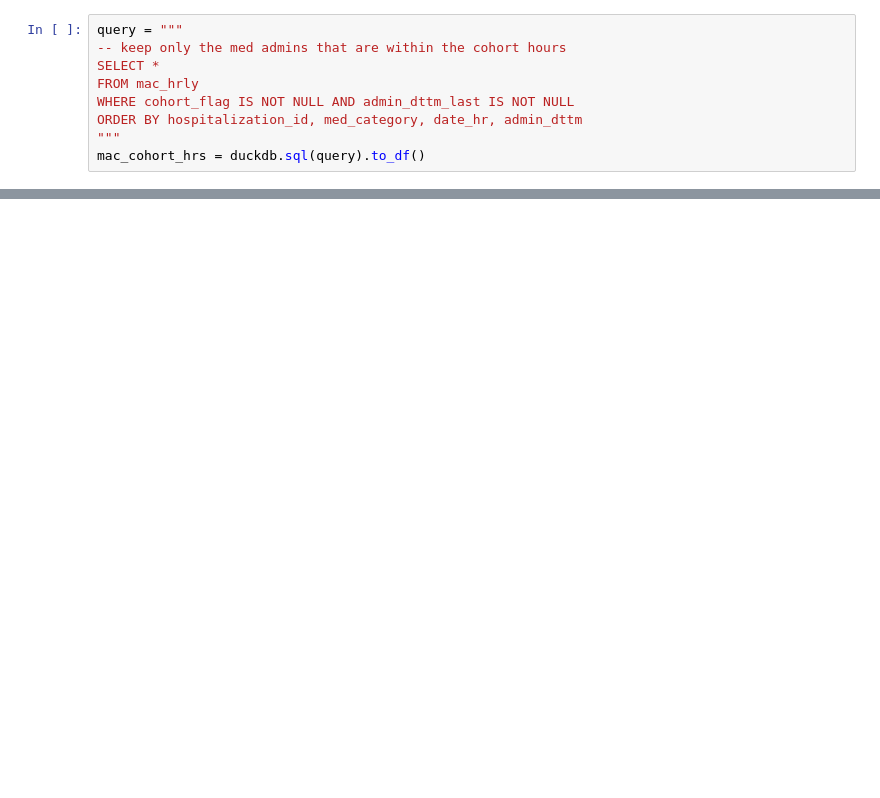
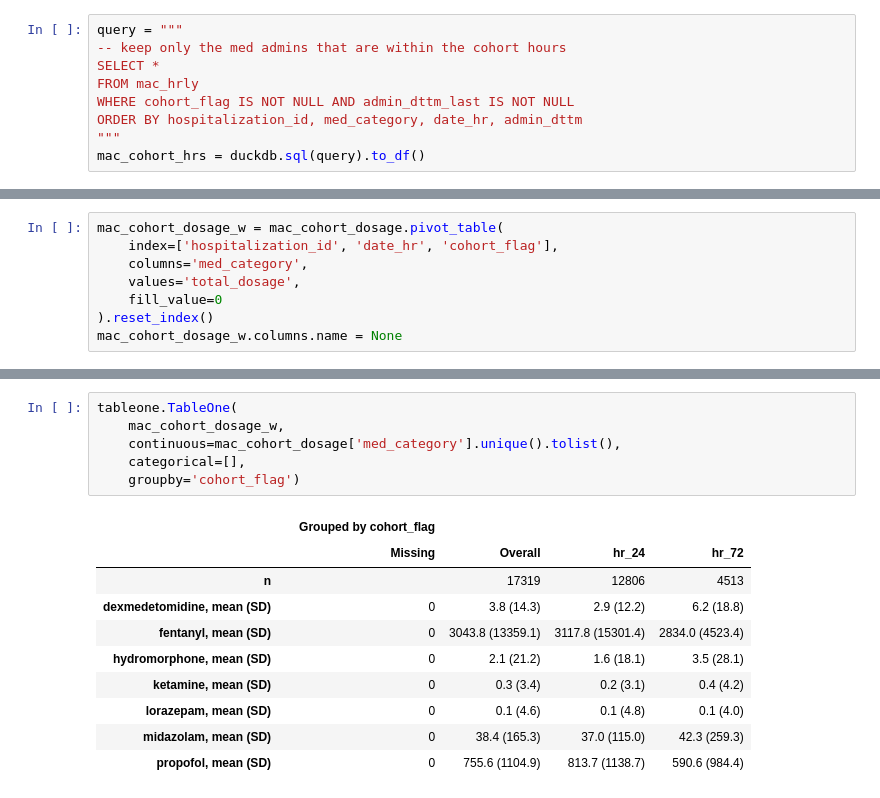
Before and after one commit to Common-Longitudinal-ICU-data-Format/CLIF-epi-of-sedation, a Jupyter notebook: code/01_cohort_id.ipynb, the cells around one changed output, grey strips where cells are left out. Cells and saved outputs as stored; diff of their text form; blank space fills up the shorter version.

Commit message:
feat(mac): finish cumulative dosage calculation and generate tableone

```diff
--- a/code/01_cohort_id.ipynb
+++ b/code/01_cohort_id.ipynb
@@ -529,3 +566,11 @@ GROUP BY hospitalization_id, med_category, date_hr, cohort_flag, med_dose_unit
 ORDER BY hospitalization_id, med_category, date_hr
 """
 mac_cohort_dosage = duckdb.sql(query).to_df()
+# %%
+mac_cohort_dosage_w = mac_cohort_dosage.pivot_table(
+    index=['hospitalization_id', 'date_hr', 'cohort_flag'],
+    columns='med_category',
+    values='total_dosage',
+    fill_value=0
+).reset_index()
+mac_cohort_dosage_w.columns.name = None
@@ -531,0 +603,17 @@ mac_cohort_dosage = duckdb.sql(query).to_df()
+# %%
+tableone.TableOne(
+    mac_cohort_dosage_w,
+    continuous=mac_cohort_dosage['med_category'].unique().tolist(),
+    categorical=[],
+    groupby='cohort_flag')
+# %% [output]
+|  |  | Grouped by cohort_flag |  |  |  |
+|  |  | Missing | Overall | hr_24 | hr_72 |
+| n |  |  | 17319 | 12806 | 4513 |
+| dexmedetomidine, mean (SD) |  | 0 | 3.8 (14.3) | 2.9 (12.2) | 6.2 (18.8) |
+| fentanyl, mean (SD) |  | 0 | 3043.8 (13359.1) | 3117.8 (15301.4) | 2834.0 (4523.4) |
+| hydromorphone, mean (SD) |  | 0 | 2.1 (21.2) | 1.6 (18.1) | 3.5 (28.1) |
+| ketamine, mean (SD) |  | 0 | 0.3 (3.4) | 0.2 (3.1) | 0.4 (4.2) |
+| lorazepam, mean (SD) |  | 0 | 0.1 (4.6) | 0.1 (4.8) | 0.1 (4.0) |
+| midazolam, mean (SD) |  | 0 | 38.4 (165.3) | 37.0 (115.0) | 42.3 (259.3) |
+| propofol, mean (SD) |  | 0 | 755.6 (1104.9) | 813.7 (1138.7) | 590.6 (984.4) |
```
Also changed, not shown: parts of 18 cells of this notebook.
